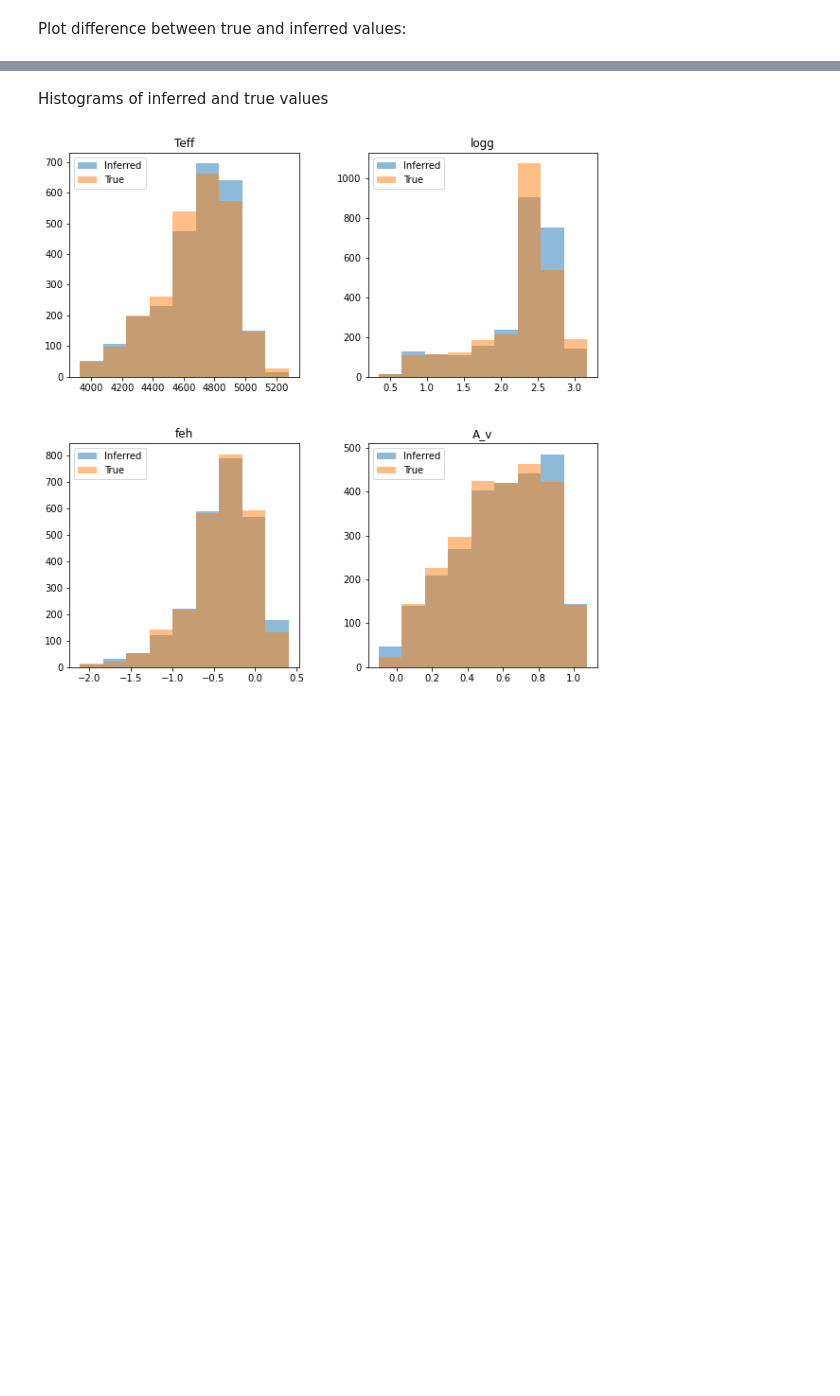
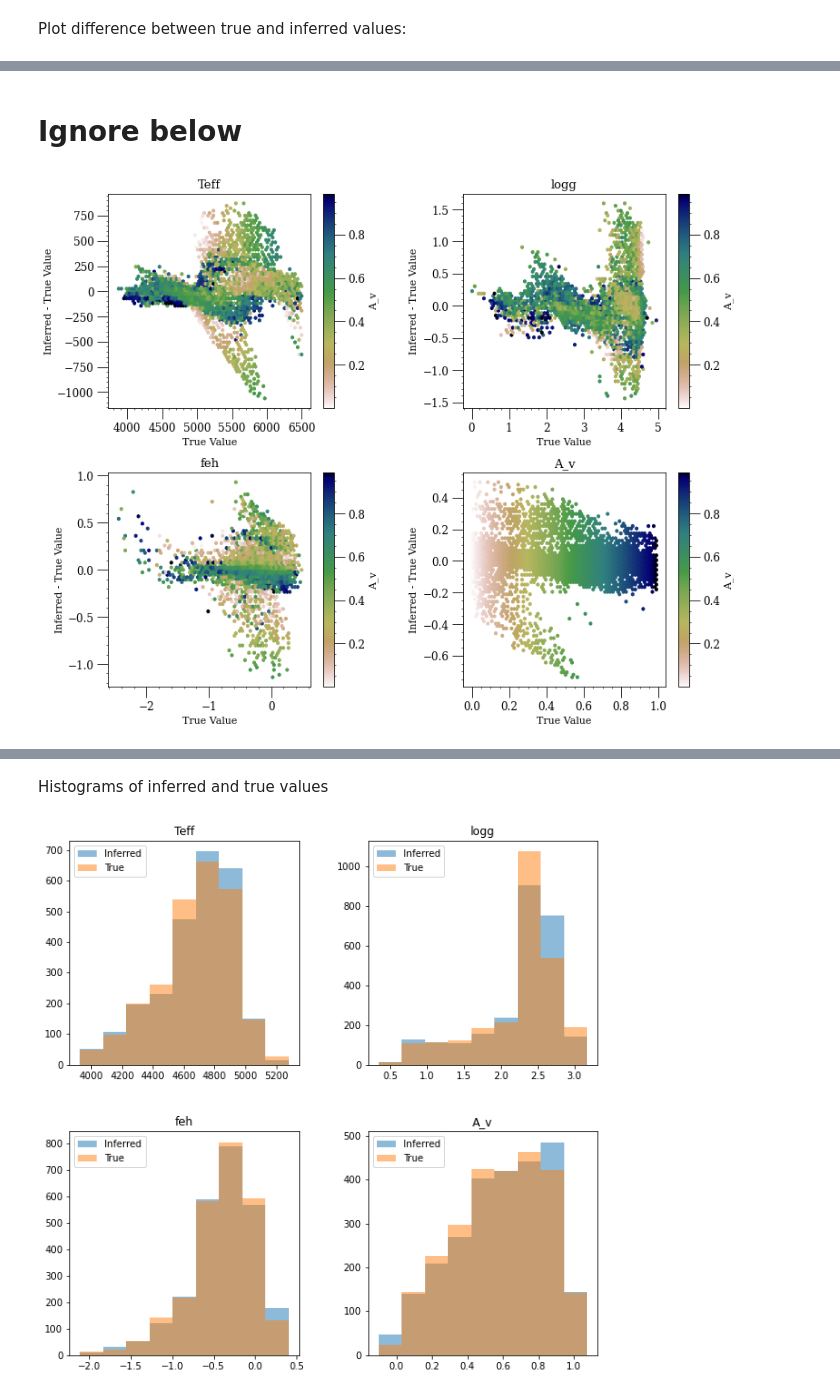
Before and after one commit to mlucey/apogee_bprp_params, a Jupyter notebook: apogee_bprp_params.ipynb, the cells around one changed output, grey strips where cells are left out. Cells and saved outputs as stored; diff of their text form; code cells hidden in the pictures; blank space fills up the shorter version.

```diff
--- a/apogee_bprp_params.ipynb
+++ b/apogee_bprp_params.ipynb
@@ -227,3 +282,18 @@ Plot difference between true and inferred values:
+# %% [markdown]
+# Ignore below
+# %%
+fig, axs = p.subplots(2,2,figsize=(12,10))
+fig.subplots_adjust(hspace=0.3, wspace=0.4)
+for i, param in enumerate(['Teff', 'logg', 'feh', 'A_v']):
+    ax = np.ravel(axs)[i]
+    h = ax.hexbin(t_subset[param][test_inds],test_labels[:,i] - t_subset[param][test_inds], gridsize=70, C=t_subset['A_v'][test_inds], cmap='gist_earth_r')
+    fig.colorbar(h, ax=ax, label='A_v')
+    ax.set_title(param)
+    ax.set_xlabel("True Value")
+    ax.set_ylabel("Inferred - True Value")
+p.savefig("Diagnostic_Figs/inferred_vs_true_dwarfs+giants_colorAv.pdf")
+# %% [output]
+[figure, added]
 # %%
 fig, axs = p.subplots(2,2,figsize=(12,10))
 fig.subplots_adjust(hspace=0.3, wspace=0.4)
```
Also changed, not shown: parts of 10 cells of this notebook, 24 other files.
